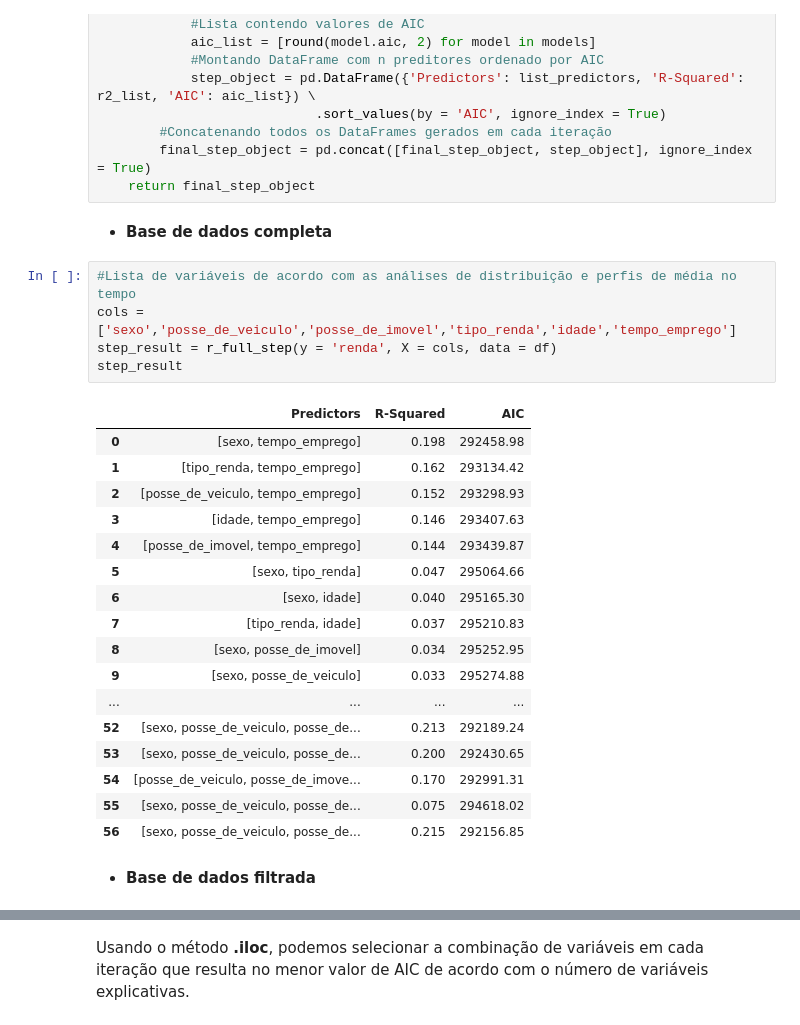
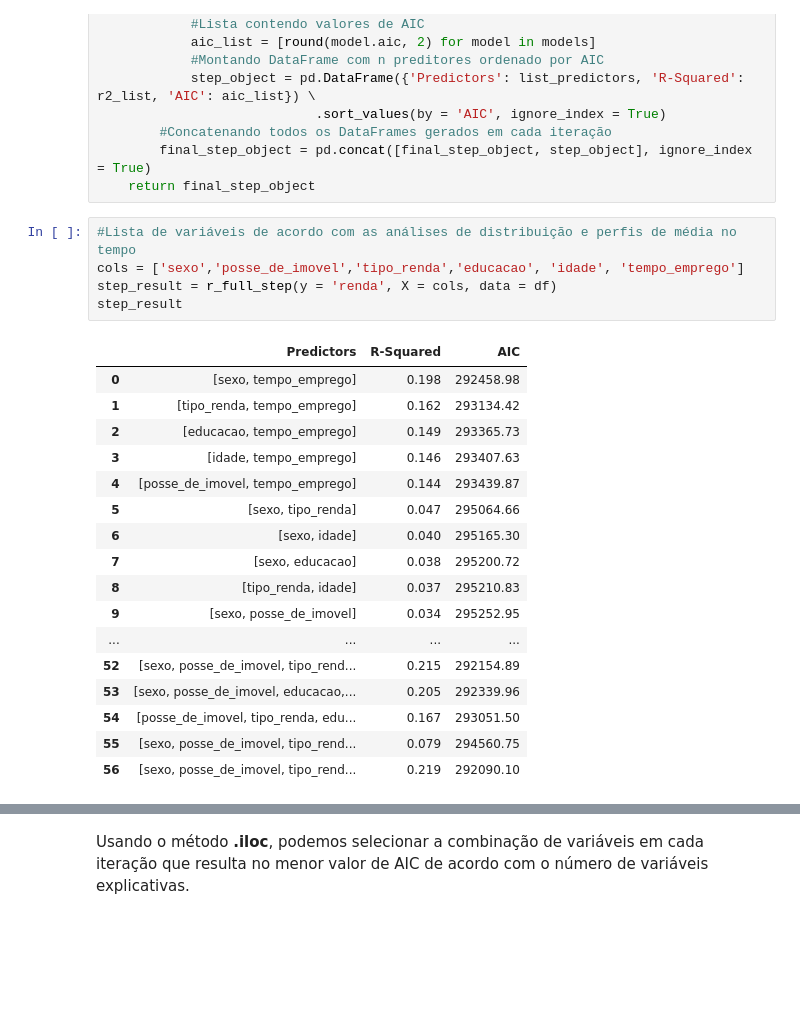
Before and after one commit to luizaires/Modelo-de-previsao-de-renda, a Jupyter notebook: Modelo_de_previsao_de_renda.ipynb, the cells around one changed output, grey strips where cells are left out. Cells and saved outputs as stored; diff of their text form; blank space fills up the shorter version.

```diff
--- a/Modelo_de_previsao_de_renda.ipynb
+++ b/Modelo_de_previsao_de_renda.ipynb
@@ -663,30 +632,26 @@ def r_full_step(y: str, X: list, data: pd.DataFrame):
         #Concatenando todos os DataFrames gerados em cada iteração
         final_step_object = pd.concat([final_step_object, step_object], ignore_index = True)
     return final_step_object
-# %% [markdown]
-* **Base de dados completa**
 # %%
 #Lista de variáveis de acordo com as análises de distribuição e perfis de média no tempo
-cols = ['sexo','posse_de_veiculo','posse_de_imovel','tipo_renda','idade','tempo_emprego']
+cols = ['sexo','posse_de_imovel','tipo_renda','educacao', 'idade', 'tempo_emprego']
 step_result = r_full_step(y = 'renda', X = cols, data = df)
 step_result
 # %% [output]
 |  | Predictors | R-Squared | AIC |
 | 0 | [sexo, tempo_emprego] | 0.198 | 292458.98 |
 | 1 | [tipo_renda, tempo_emprego] | 0.162 | 293134.42 |
-| 2 | [posse_de_veiculo, tempo_emprego] | 0.152 | 293298.93 |
+| 2 | [educacao, tempo_emprego] | 0.149 | 293365.73 |
 | 3 | [idade, tempo_emprego] | 0.146 | 293407.63 |
 | 4 | [posse_de_imovel, tempo_emprego] | 0.144 | 293439.87 |
 | 5 | [sexo, tipo_renda] | 0.047 | 295064.66 |
 | 6 | [sexo, idade] | 0.040 | 295165.30 |
-| 7 | [tipo_renda, idade] | 0.037 | 295210.83 |
-| 8 | [sexo, posse_de_imovel] | 0.034 | 295252.95 |
-| 9 | [sexo, posse_de_veiculo] | 0.033 | 295274.88 |
+| 7 | [sexo, educacao] | 0.038 | 295200.72 |
+| 8 | [tipo_renda, idade] | 0.037 | 295210.83 |
+| 9 | [sexo, posse_de_imovel] | 0.034 | 295252.95 |
 | ... | ... | ... | ... |
-| 52 | [sexo, posse_de_veiculo, posse_de... | 0.213 | 292189.24 |
-| 53 | [sexo, posse_de_veiculo, posse_de... | 0.200 | 292430.65 |
-| 54 | [posse_de_veiculo, posse_de_imove... | 0.170 | 292991.31 |
-| 55 | [sexo, posse_de_veiculo, posse_de... | 0.075 | 294618.02 |
-| 56 | [sexo, posse_de_veiculo, posse_de... | 0.215 | 292156.85 |
+| 52 | [sexo, posse_de_imovel, tipo_rend... | 0.215 | 292154.89 |
+| 53 | [sexo, posse_de_imovel, educacao,... | 0.205 | 292339.96 |
+| 54 | [posse_de_imovel, tipo_renda, edu... | 0.167 | 293051.50 |
+| 55 | [sexo, posse_de_imovel, tipo_rend... | 0.079 | 294560.75 |
+| 56 | [sexo, posse_de_imovel, tipo_rend... | 0.219 | 292090.10 |
-# %% [markdown]
-* **Base de dados filtrada**
```
Also changed, not shown: parts of 18 cells of this notebook.
